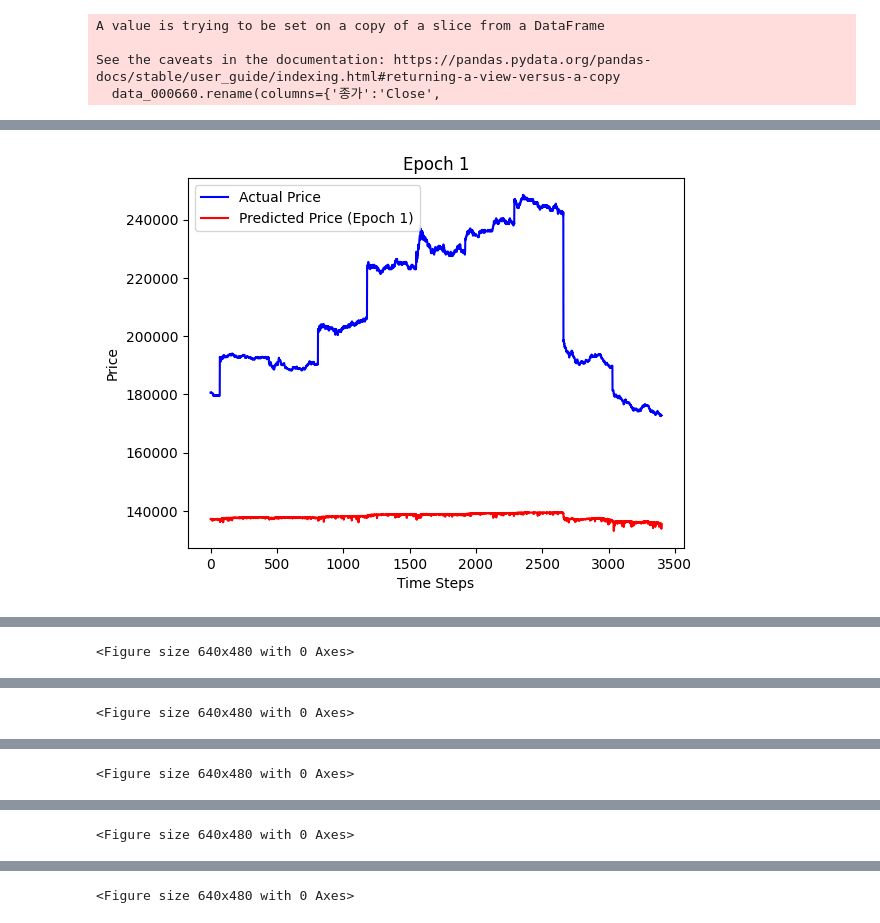
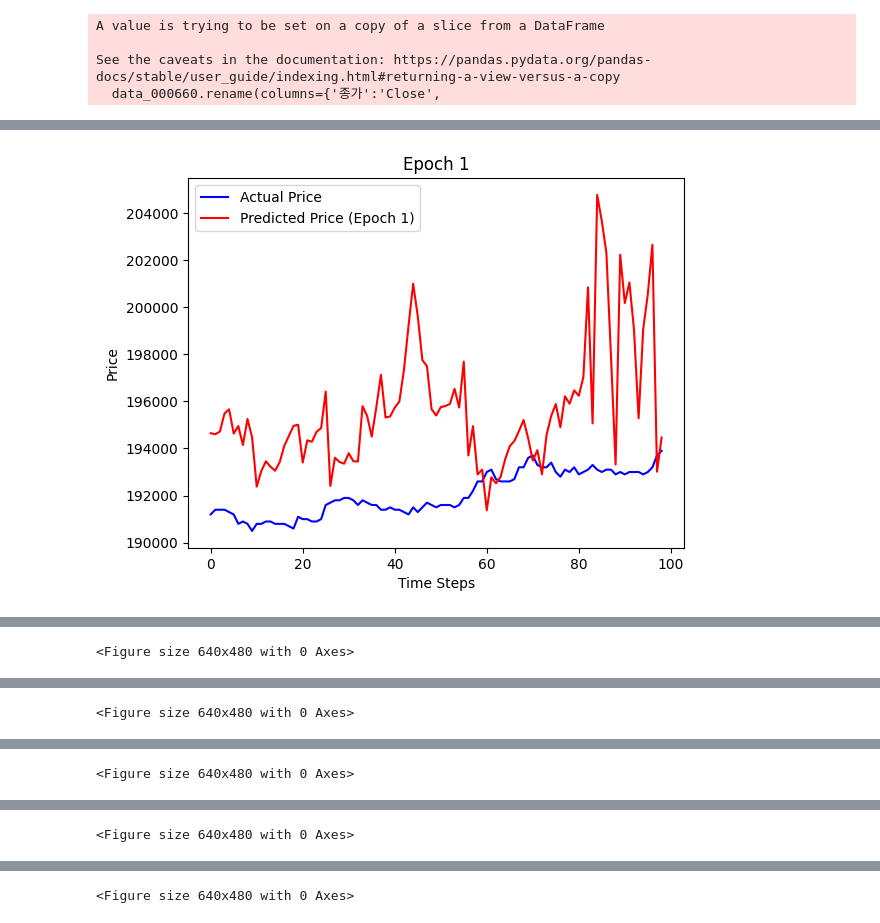
Before and after one commit to kimguno/dl-dev, a Jupyter notebook: project/timesNet.ipynb, the cells around one changed output, grey strips where cells are left out. Drawn from its saved outputs; the diff is of its cells as text; code cells hidden in the pictures.

```diff
--- a/project/timesNet.ipynb
+++ b/project/timesNet.ipynb
@@ -12,5 +12,5 @@ A value is trying to be set on a copy of a slice from a DataFrame
 
 See the caveats in the documentation: https://pandas.pydata.org/pandas-docs/stable/user_guide/indexing.html#returning-a-view-versus-a-copy
   data_000660.rename(columns={'종가':'Close',
-# %%
-data_000660 = data_000660[:251]
+# %%
+data_500 = data_000660[int(len(data_000660)-1000) : int(len(data_000660)-500)]
@@ -189,17 +205,17 @@ def create_animation(image_dir, output_file, fps=2):
     plt.show()
 
 # # 데이터 다운로드 및 전처리
-ticker = 'AAPL'
-start_date = '2021-01-01'
-end_date = '2023-01-01'
-data = download_stock_data(ticker, start_date, end_date)
+# ticker = 'AAPL'
+# start_date = '2021-01-01'
+# end_date = '2023-01-01'
+# data = download_stock_data(ticker, start_date, end_date)
 
 # 데이터 정규화
 scaler = MinMaxScaler(feature_range=(0, 1))
-data = scaler.fit_transform(data)
+data = scaler.fit_transform(data_500)
 
 # 시퀀스 데이터 생성
-seq_length = 390
+seq_length = 5
 X, y = create_sequences(data, seq_length)
 
 # 시간 순서에 따른 데이터 분할
@@ -207,50 +223,50 @@ split_index = int(len(X) * 0.8)
 X_train, X_test = X[:split_index], X[split_index:]
 y_train, y_test = y[:split_index], y[split_index:]
 
-# # TensorFlow 텐서로 변환
-# X_train = tf.convert_to_tensor(X_train, dtype=tf.float32)
-# X_test = tf.convert_to_tensor(X_test, dtype=tf.float32)
-# y_train = tf.convert_to_tensor(y_train, dtype=tf.float32)
-# y_test = tf.convert_to_tensor(y_test, dtype=tf.float32)
+# TensorFlow 텐서로 변환
+X_train = tf.convert_to_tensor(X_train, dtype=tf.float32)
+X_test = tf.convert_to_tensor(X_test, dtype=tf.float32)
+y_train = tf.convert_to_tensor(y_train, dtype=tf.float32)
+y_test = tf.convert_to_tensor(y_test, dtype=tf.float32)
 
-# # 모델 초기화 및 컴파일
-# input_dim= X_train.shape[-1] # 특성 수에 맞춤
-# d_model = 64
-# num_layers = 3
-# num_harmonics = 16
-# output_dim = 1
+# 모델 초기화 및 컴파일
+input_dim= X_train.shape[-1] # 특성 수에 맞춤
+d_model = 64
+num_layers = 3
+num_harmonics = 16
+output_dim = 1
 
-# model = TimesNet(input_dim, d_model, num_layers, num_harmonics, output_dim)
-# model.compile(optimizer='adam', loss='mse')
+model = TimesNet(input_dim, d_model, num_layers, num_harmonics, output_dim)
+model.compile(optimizer='adam', loss='mse')
 
-# # 실시간 시각화 콜백 인스턴스 생성
-# real_time_plot = RealTimePlot(model, X_test, y_test, scaler, save_dir='plots')
+# 실시간 시각화 콜백 인스턴스 생성
+real_time_plot = RealTimePlot(model, X_test, y_test, scaler, save_dir='plots')
 
-# # 모델 학습
-# model.fit(
-#     X_train,
-#     y_train,
-#     epochs=2000,
-#     batch_size=32,
-#     validation_split=0.2,
-#     callbacks=[real_time_plot]
-#     )
+# 모델 학습
+model.fit(
+    X_train,
+    y_train,
+    epochs=200,
+    batch_size=32,
+    validation_split=0.2,
+    callbacks=[real_time_plot]
+    )
 
-# # 백테스트 실행
-# backtest_results = backtest(model, X_test, y_test, scaler, initial_balance=10000)
+# 백테스트 실행
+backtest_results = backtest(model, X_test, y_test, scaler, initial_balance=10000)
 
-# # 백테스트 결과 출력
-# print(backtest_results)
+# 백테스트 결과 출력
+print(backtest_results)
 
-# # 백테스트 결과 시각화
-# plt.figure(figsize=(14, 7))
-# plt.plot(backtest_results ['Date' ], backtest_results['Portfolio Value'], label='Portfolio Value', color='green')
-# plt.plot(backtest_results ['Date' ], backtest_results['Actual Price'], label='Actual Price', color='blue')
-# plt.xlabel('Date')
-# plt.ylabel('Value')
-# plt.title('Backtest Results - Intraday Trading')
-# plt.legend()
-# plt.show()
+# 백테스트 결과 시각화
+plt.figure(figsize=(14, 7))
+plt.plot(backtest_results ['Date' ], backtest_results['Portfolio Value'], label='Portfolio Value', color='green')
+plt.plot(backtest_results ['Date' ], backtest_results['Actual Price'], label='Actual Price', color='blue')
+plt.xlabel('Date')
+plt.ylabel('Value')
+plt.title('Backtest Results - Intraday Trading')
+plt.legend()
+plt.show()
 
 # # 애니메이션 생성
 # create_animation(image_dir='plots', output_file='predictions animation.gif', fps=2)
@@ -260 +276 @@ Epoch 1/2000
-[figure, old version]
+[figure, new version]
```
Also changed, not shown: parts of 7 cells of this notebook, 6 other files.
